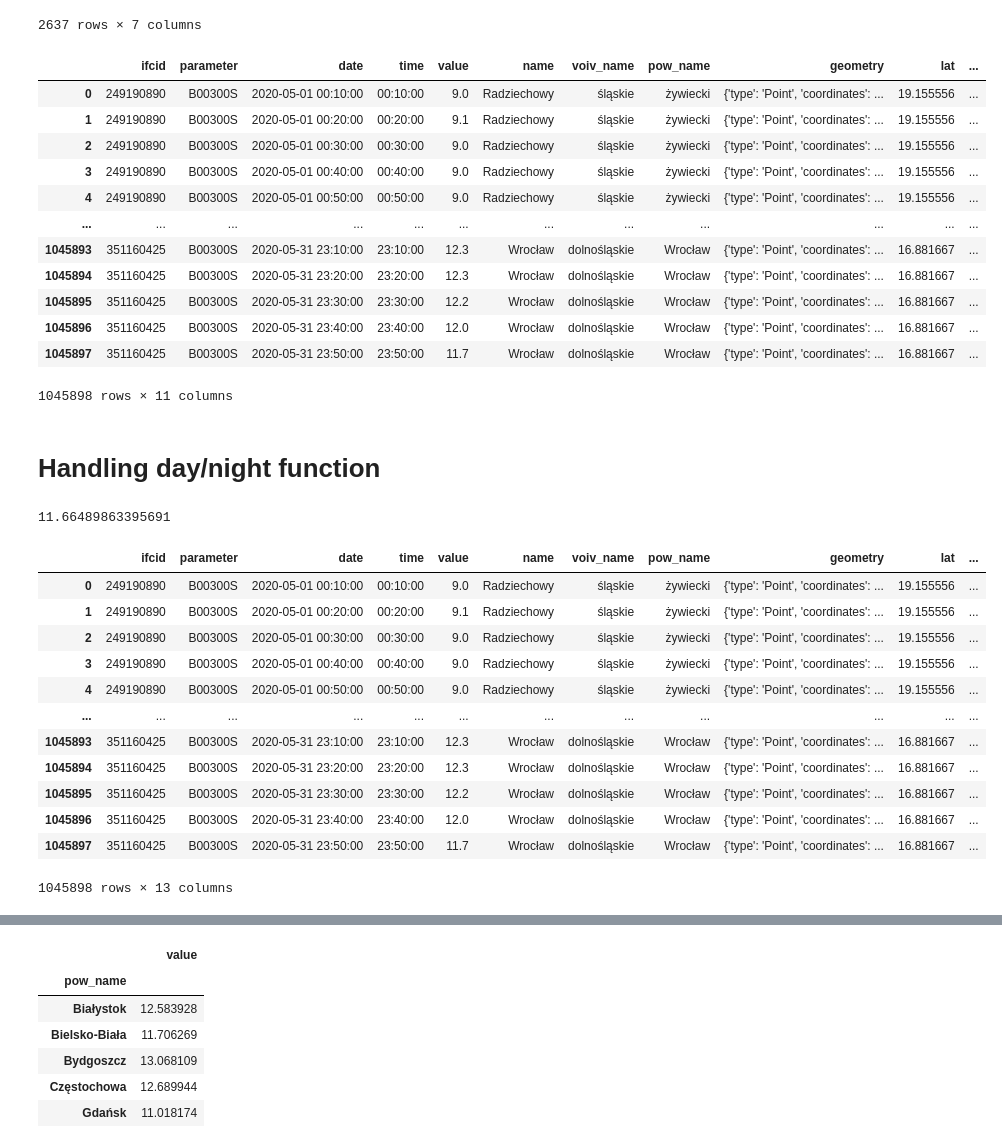
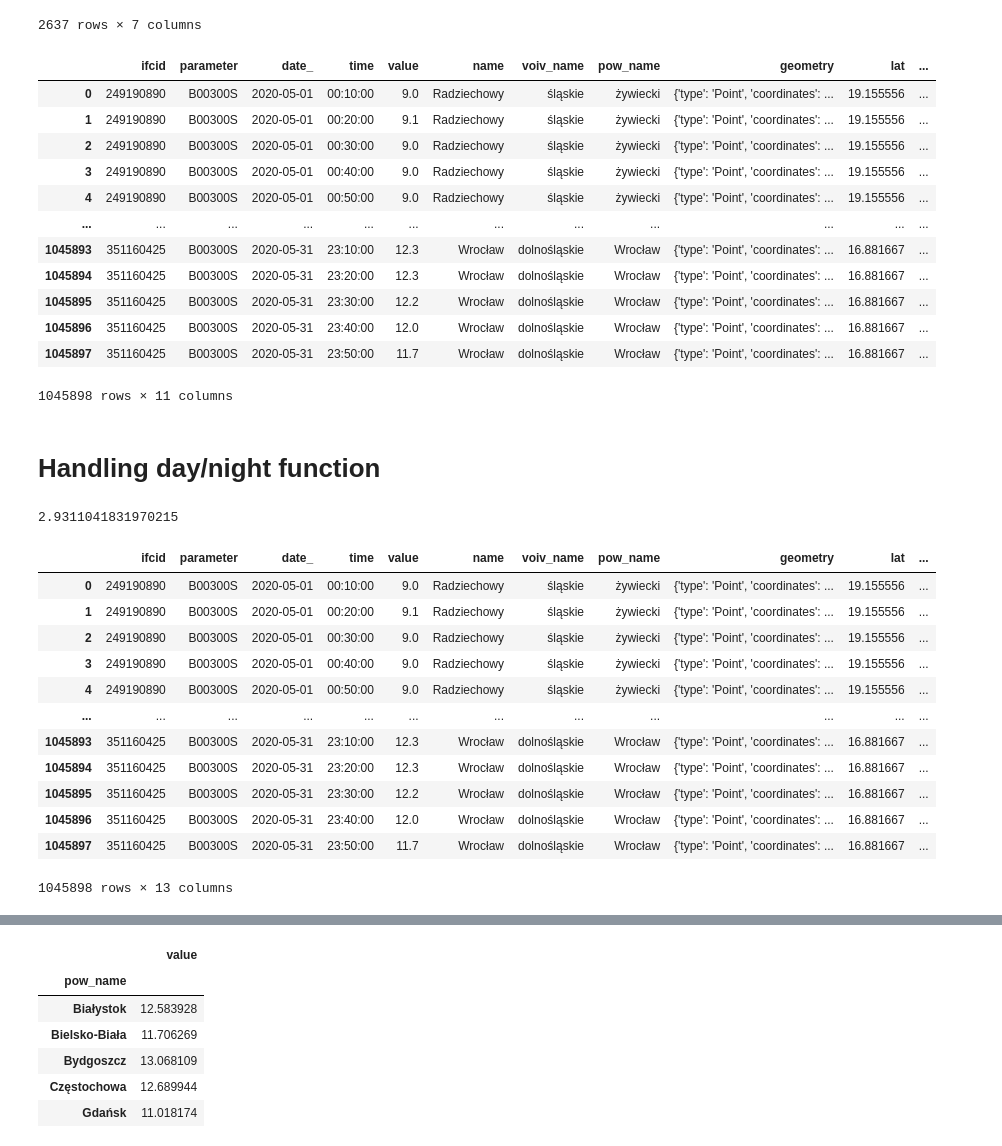
Before and after one commit to jakubGryzio/PAG_II, a Jupyter notebook: projekt1/projekt1.ipynb, the cells around one changed output, grey strips where cells are left out. Saved outputs shown, nothing was run; the diff lists cells and outputs as text; code cells hidden in the pictures.

```diff
--- a/projekt1/projekt1.ipynb
+++ b/projekt1/projekt1.ipynb
@@ -55,10 +55,12 @@ df.head()
 # Manipulating IMGW data
 # %%
 # renaming columns name
-df.rename(columns={0:"code", 1:"parameter", 2:'date', 3:"value"}, inplace=True)
+df.rename(columns={0:"code", 1:"parameter", 2:'date_', 3:"value"}, inplace=True)
 # changing ',' -> '.' to can convert string value to float
 df['value'] = df['value'].str.replace(",", '.').astype(float)
-df['date'] = pd.to_datetime(df['date'])
-df['time'] = df['date'].dt.time
+df['date_'] = pd.to_datetime(df['date_'])
+df['time'] = df['date_'].dt.time
+df['date_'] = df['date_'].dt.date
+df = df[['code', 'parameter', 'date_', 'value', 'time']]
 df.head()
 # %% [output]
@@ -192,22 +194,22 @@ meteo_station_wgs
 # %%
 # merging two tables (meteo station's temperature data and spatial data)
 data_station = pd.merge(df, meteo_station_wgs, left_on='code', right_on='ifcid')
 # rearranging columns
-data_station = data_station[['ifcid', 'parameter', 'date', 'time', 'value', 'name', 'voiv_name', 'pow_name', 'geometry', 'lat', 'lon']]
+data_station = data_station[['ifcid', 'parameter', 'date_', 'time', 'value', 'name', 'voiv_name', 'pow_name', 'geometry', 'lat', 'lon']]
 data_station
 # %% [output]
-|  | ifcid | parameter | date | time | value | name | voiv_name | pow_name | geometry | lat | ... |
-| 0 | 249190890 | B00300S | 2020-05-01 00:10:00 | 00:10:00 | 9.0 | Radziechowy | śląskie | żywiecki | {'type': 'Point', 'coordinates': ... | 19.155556 | ... |
-| 1 | 249190890 | B00300S | 2020-05-01 00:20:00 | 00:20:00 | 9.1 | Radziechowy | śląskie | żywiecki | {'type': 'Point', 'coordinates': ... | 19.155556 | ... |
-| 2 | 249190890 | B00300S | 2020-05-01 00:30:00 | 00:30:00 | 9.0 | Radziechowy | śląskie | żywiecki | {'type': 'Point', 'coordinates': ... | 19.155556 | ... |
-| 3 | 249190890 | B00300S | 2020-05-01 00:40:00 | 00:40:00 | 9.0 | Radziechowy | śląskie | żywiecki | {'type': 'Point', 'coordinates': ... | 19.155556 | ... |
-| 4 | 249190890 | B00300S | 2020-05-01 00:50:00 | 00:50:00 | 9.0 | Radziechowy | śląskie | żywiecki | {'type': 'Point', 'coordinates': ... | 19.155556 | ... |
+|  | ifcid | parameter | date_ | time | value | name | voiv_name | pow_name | geometry | lat | ... |
+| 0 | 249190890 | B00300S | 2020-05-01 | 00:10:00 | 9.0 | Radziechowy | śląskie | żywiecki | {'type': 'Point', 'coordinates': ... | 19.155556 | ... |
+| 1 | 249190890 | B00300S | 2020-05-01 | 00:20:00 | 9.1 | Radziechowy | śląskie | żywiecki | {'type': 'Point', 'coordinates': ... | 19.155556 | ... |
+| 2 | 249190890 | B00300S | 2020-05-01 | 00:30:00 | 9.0 | Radziechowy | śląskie | żywiecki | {'type': 'Point', 'coordinates': ... | 19.155556 | ... |
+| 3 | 249190890 | B00300S | 2020-05-01 | 00:40:00 | 9.0 | Radziechowy | śląskie | żywiecki | {'type': 'Point', 'coordinates': ... | 19.155556 | ... |
+| 4 | 249190890 | B00300S | 2020-05-01 | 00:50:00 | 9.0 | Radziechowy | śląskie | żywiecki | {'type': 'Point', 'coordinates': ... | 19.155556 | ... |
 | ... | ... | ... | ... | ... | ... | ... | ... | ... | ... | ... | ... |
-| 1045893 | 351160425 | B00300S | 2020-05-31 23:10:00 | 23:10:00 | 12.3 | Wrocław | dolnośląskie | Wrocław | {'type': 'Point', 'coordinates': ... | 16.881667 | ... |
-| 1045894 | 351160425 | B00300S | 2020-05-31 23:20:00 | 23:20:00 | 12.3 | Wrocław | dolnośląskie | Wrocław | {'type': 'Point', 'coordinates': ... | 16.881667 | ... |
-| 1045895 | 351160425 | B00300S | 2020-05-31 23:30:00 | 23:30:00 | 12.2 | Wrocław | dolnośląskie | Wrocław | {'type': 'Point', 'coordinates': ... | 16.881667 | ... |
-| 1045896 | 351160425 | B00300S | 2020-05-31 23:40:00 | 23:40:00 | 12.0 | Wrocław | dolnośląskie | Wrocław | {'type': 'Point', 'coordinates': ... | 16.881667 | ... |
-| 1045897 | 351160425 | B00300S | 2020-05-31 23:50:00 | 23:50:00 | 11.7 | Wrocław | dolnośląskie | Wrocław | {'type': 'Point', 'coordinates': ... | 16.881667 | ... |
+| 1045893 | 351160425 | B00300S | 2020-05-31 | 23:10:00 | 12.3 | Wrocław | dolnośląskie | Wrocław | {'type': 'Point', 'coordinates': ... | 16.881667 | ... |
+| 1045894 | 351160425 | B00300S | 2020-05-31 | 23:20:00 | 12.3 | Wrocław | dolnośląskie | Wrocław | {'type': 'Point', 'coordinates': ... | 16.881667 | ... |
+| 1045895 | 351160425 | B00300S | 2020-05-31 | 23:30:00 | 12.2 | Wrocław | dolnośląskie | Wrocław | {'type': 'Point', 'coordinates': ... | 16.881667 | ... |
+| 1045896 | 351160425 | B00300S | 2020-05-31 | 23:40:00 | 12.0 | Wrocław | dolnośląskie | Wrocław | {'type': 'Point', 'coordinates': ... | 16.881667 | ... |
+| 1045897 | 351160425 | B00300S | 2020-05-31 | 23:50:00 | 11.7 | Wrocław | dolnośląskie | Wrocław | {'type': 'Point', 'coordinates': ... | 16.881667 | ... |
 1045898 rows × 11 columns
 # %% [markdown]
 # Handling day/night function
@@ -241,7 +243,7 @@ from astral import LocationInfo
 
 start = time.time()
 
-mask = data_station.date.dt.date.diff() != datetime.timedelta()
+mask = data_station.date_.diff() != datetime.timedelta()
 temp = data_station[mask].copy()
 
 temp['Sun'] = None
@@ -261,17 +263,17 @@ stop = time.time()
 print(stop - start)
 data_station
 # %% [output]
-11.66489863395691
+2.9311041831970215
-|  | ifcid | parameter | date | time | value | name | voiv_name | pow_name | geometry | lat | ... |
-| 0 | 249190890 | B00300S | 2020-05-01 00:10:00 | 00:10:00 | 9.0 | Radziechowy | śląskie | żywiecki | {'type': 'Point', 'coordinates': ... | 19.155556 | ... |
-| 1 | 249190890 | B00300S | 2020-05-01 00:20:00 | 00:20:00 | 9.1 | Radziechowy | śląskie | żywiecki | {'type': 'Point', 'coordinates': ... | 19.155556 | ... |
-| 2 | 249190890 | B00300S | 2020-05-01 00:30:00 | 00:30:00 | 9.0 | Radziechowy | śląskie | żywiecki | {'type': 'Point', 'coordinates': ... | 19.155556 | ... |
-| 3 | 249190890 | B00300S | 2020-05-01 00:40:00 | 00:40:00 | 9.0 | Radziechowy | śląskie | żywiecki | {'type': 'Point', 'coordinates': ... | 19.155556 | ... |
-| 4 | 249190890 | B00300S | 2020-05-01 00:50:00 | 00:50:00 | 9.0 | Radziechowy | śląskie | żywiecki | {'type': 'Point', 'coordinates': ... | 19.155556 | ... |
+|  | ifcid | parameter | date_ | time | value | name | voiv_name | pow_name | geometry | lat | ... |
+| 0 | 249190890 | B00300S | 2020-05-01 | 00:10:00 | 9.0 | Radziechowy | śląskie | żywiecki | {'type': 'Point', 'coordinates': ... | 19.155556 | ... |
+| 1 | 249190890 | B00300S | 2020-05-01 | 00:20:00 | 9.1 | Radziechowy | śląskie | żywiecki | {'type': 'Point', 'coordinates': ... | 19.155556 | ... |
+| 2 | 249190890 | B00300S | 2020-05-01 | 00:30:00 | 9.0 | Radziechowy | śląskie | żywiecki | {'type': 'Point', 'coordinates': ... | 19.155556 | ... |
+| 3 | 249190890 | B00300S | 2020-05-01 | 00:40:00 | 9.0 | Radziechowy | śląskie | żywiecki | {'type': 'Point', 'coordinates': ... | 19.155556 | ... |
+| 4 | 249190890 | B00300S | 2020-05-01 | 00:50:00 | 9.0 | Radziechowy | śląskie | żywiecki | {'type': 'Point', 'coordinates': ... | 19.155556 | ... |
 | ... | ... | ... | ... | ... | ... | ... | ... | ... | ... | ... | ... |
-| 1045893 | 351160425 | B00300S | 2020-05-31 23:10:00 | 23:10:00 | 12.3 | Wrocław | dolnośląskie | Wrocław | {'type': 'Point', 'coordinates': ... | 16.881667 | ... |
-| 1045894 | 351160425 | B00300S | 2020-05-31 23:20:00 | 23:20:00 | 12.3 | Wrocław | dolnośląskie | Wrocław | {'type': 'Point', 'coordinates': ... | 16.881667 | ... |
-| 1045895 | 351160425 | B00300S | 2020-05-31 23:30:00 | 23:30:00 | 12.2 | Wrocław | dolnośląskie | Wrocław | {'type': 'Point', 'coordinates': ... | 16.881667 | ... |
-| 1045896 | 351160425 | B00300S | 2020-05-31 23:40:00 | 23:40:00 | 12.0 | Wrocław | dolnośląskie | Wrocław | {'type': 'Point', 'coordinates': ... | 16.881667 | ... |
-| 1045897 | 351160425 | B00300S | 2020-05-31 23:50:00 | 23:50:00 | 11.7 | Wrocław | dolnośląskie | Wrocław | {'type': 'Point', 'coordinates': ... | 16.881667 | ... |
+| 1045893 | 351160425 | B00300S | 2020-05-31 | 23:10:00 | 12.3 | Wrocław | dolnośląskie | Wrocław | {'type': 'Point', 'coordinates': ... | 16.881667 | ... |
+| 1045894 | 351160425 | B00300S | 2020-05-31 | 23:20:00 | 12.3 | Wrocław | dolnośląskie | Wrocław | {'type': 'Point', 'coordinates': ... | 16.881667 | ... |
+| 1045895 | 351160425 | B00300S | 2020-05-31 | 23:30:00 | 12.2 | Wrocław | dolnośląskie | Wrocław | {'type': 'Point', 'coordinates': ... | 16.881667 | ... |
+| 1045896 | 351160425 | B00300S | 2020-05-31 | 23:40:00 | 12.0 | Wrocław | dolnośląskie | Wrocław | {'type': 'Point', 'coordinates': ... | 16.881667 | ... |
+| 1045897 | 351160425 | B00300S | 2020-05-31 | 23:50:00 | 11.7 | Wrocław | dolnośląskie | Wrocław | {'type': 'Point', 'coordinates': ... | 16.881667 | ... |
 1045898 rows × 13 columns
```
Also changed, not shown: parts of 10 cells of this notebook.
